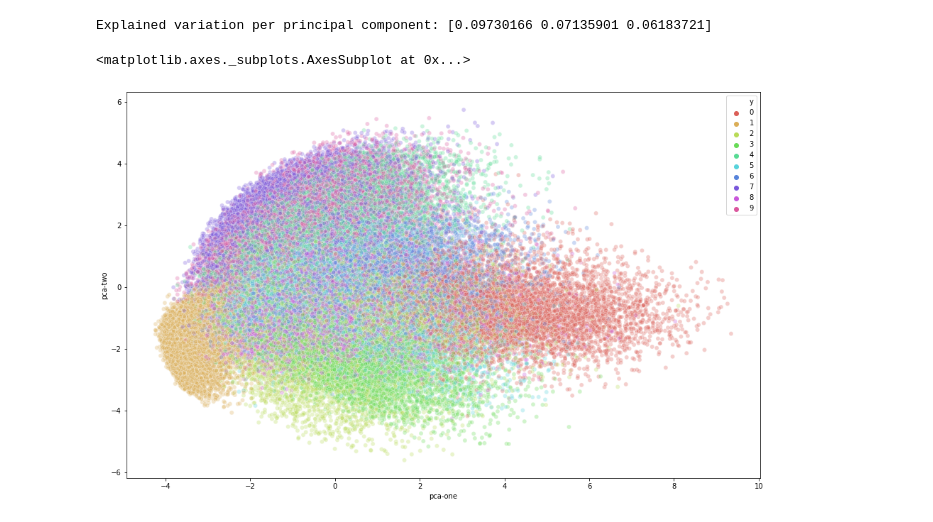
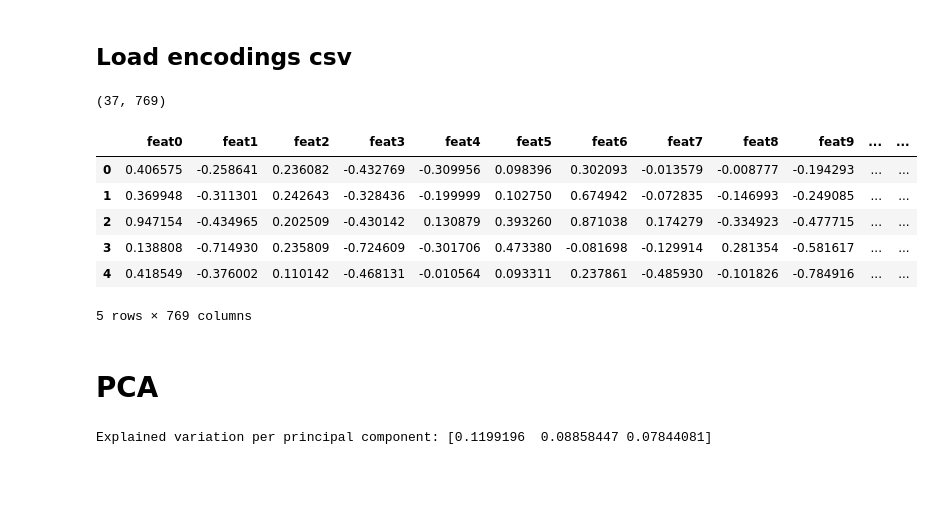
Before and after one commit to ant-louis/netbert, a Jupyter notebook: Code/Visualization/t-SNE.ipynb, the cells around one changed output. Drawn from its saved outputs; the diff is of its cells as text; code cells hidden in the pictures; blank space fills up the shorter version.

```diff
--- a/Code/Visualization/t-SNE.ipynb
+++ b/Code/Visualization/t-SNE.ipynb
@@ -72,31 +14,30 @@ rndperm = np.random.permutation(df.shape[0])
+# %% [markdown]
+## Load encodings csv
+# %%
+filepath = './data/encodings.csv'
+df = pd.read_csv(filepath, header=0)
+print(df.shape)
+df.head()
+# %% [output]
+(37, 769)
+|  | feat0 | feat1 | feat2 | feat3 | feat4 | feat5 | feat6 | feat7 | feat8 | feat9 | ... | ... |
+| 0 | 0.406575 | -0.258641 | 0.236082 | -0.432769 | -0.309956 | 0.098396 | 0.302093 | -0.013579 | -0.008777 | -0.194293 | ... | ... |
+| 1 | 0.369948 | -0.311301 | 0.242643 | -0.328436 | -0.199999 | 0.102750 | 0.674942 | -0.072835 | -0.146993 | -0.249085 | ... | ... |
+| 2 | 0.947154 | -0.434965 | 0.202509 | -0.430142 | 0.130879 | 0.393260 | 0.871038 | 0.174279 | -0.334923 | -0.477715 | ... | ... |
+| 3 | 0.138808 | -0.714930 | 0.235809 | -0.724609 | -0.301706 | 0.473380 | -0.081698 | -0.129914 | 0.281354 | -0.581617 | ... | ... |
+| 4 | 0.418549 | -0.376002 | 0.110142 | -0.468131 | -0.010564 | 0.093311 | 0.237861 | -0.485930 | -0.101826 | -0.784916 | ... | ... |
+5 rows × 769 columns
+# %% [markdown]
+# PCA
 # %%
-# PCA
-N = 10000
+data = df.loc[:, df.columns != 'text'].values
 
-df_subset = df.loc[rndperm[:N],:].copy()
-data_subset = df_subset[feat_cols].values
+pca = PCA(n_components=3, random_state = 42)
+pca_result = pca.fit_transform(data)
 
-pca = PCA(n_components=3)
-pca_result = pca.fit_transform(data_subset)
-
-df_subset['pca-one'] = pca_result[:,0]
-df_subset['pca-two'] = pca_result[:,1]
-df_subset['pca-three'] = pca_result[:,2]
-
+df['pca-one'] = pca_result[:,0]
+df['pca-two'] = pca_result[:,1]
+df['pca-three'] = pca_result[:,2]
 print('Explained variation per principal component: {}'.format(pca.explained_variance_ratio_))
 # %% [output]
-Explained variation per principal component: [0.09730166 0.07135901 0.06183721]
+Explained variation per principal component: [0.1199196  0.08858447 0.07844081]
-# %%
-# 2D plot
-plt.figure(figsize=(16,10))
-sns.scatterplot(
-    x="pca-one", y="pca-two",
-    hue="y",
-    palette=sns.color_palette("hls", 10),
-    data=df.loc[rndperm,:],
-    legend="full",
-    alpha=0.3
-)
-# %% [output]
-<matplotlib.axes._subplots.AxesSubplot at 0x...>
-[figure, removed]
```
Also changed, not shown: parts of 17 cells of this notebook, 4 other files.
